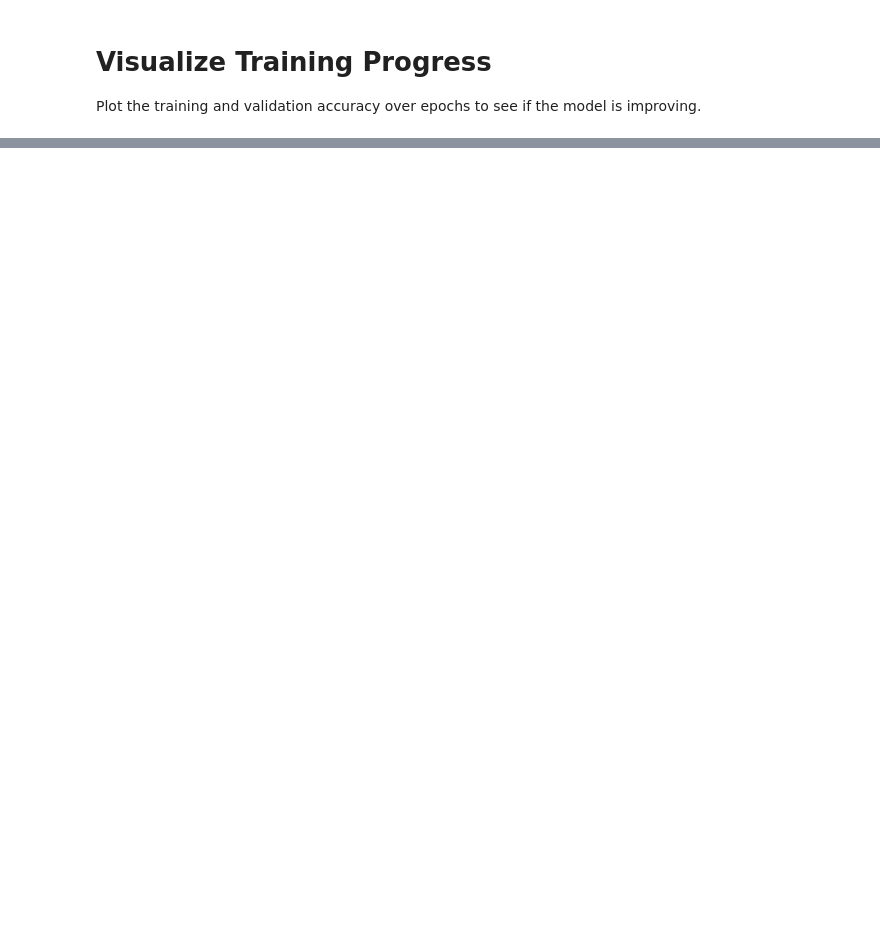
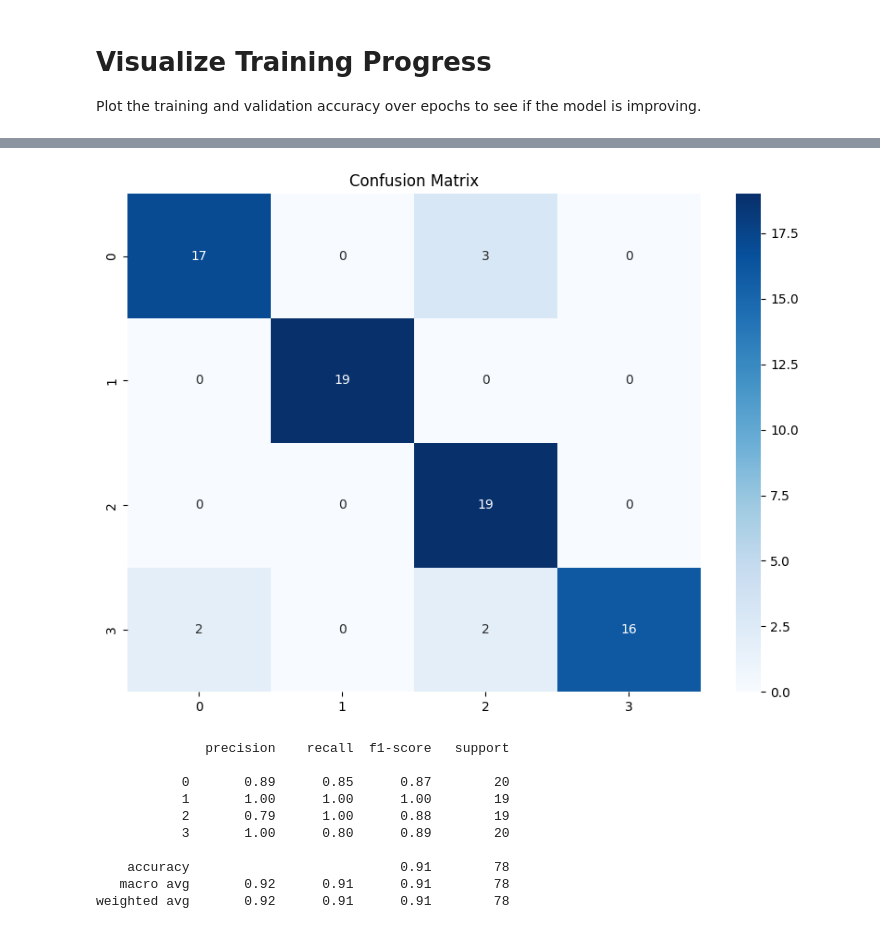
Before and after one commit to mohammadehsanii/Music_Signal_Processing, a Jupyter notebook: dataMining1.ipynb, the cells around one changed output, grey strips where cells are left out. Drawn from its saved outputs; the diff is of its cells as text; code cells hidden in the pictures; blank space fills up the shorter version.

```diff
--- a/dataMining1.ipynb
+++ b/dataMining1.ipynb
@@ -399,0 +406,17 @@ plt.show()
+# %%
+from sklearn.metrics import classification_report, confusion_matrix
+import seaborn as sns
+
+y_pred = model.predict(X_test)
+y_pred_classes = np.argmax(y_pred, axis=1)
+
+# Confusion matrix
+cm = confusion_matrix(y_test, y_pred_classes)
+plt.figure(figsize=(10, 7))
+sns.heatmap(cm, annot=True, fmt='d', cmap='Blues')
+plt.title('Confusion Matrix')
+plt.show()
+
+# Classification report
+print(classification_report(y_test, y_pred_classes))
+# %% [output]
@@ -399,0 +424,11 @@ plt.show()
+[figure, added]
+              precision    recall  f1-score   support
+
+           0       0.89      0.85      0.87        20
+           1       1.00      1.00      1.00        19
+           2       0.79      1.00      0.88        19
+           3       1.00      0.80      0.89        20
+
+    accuracy                           0.91        78
+   macro avg       0.92      0.91      0.91        78
+weighted avg       0.92      0.91      0.91        78
```
Also changed, not shown: parts of 13 cells of this notebook.
